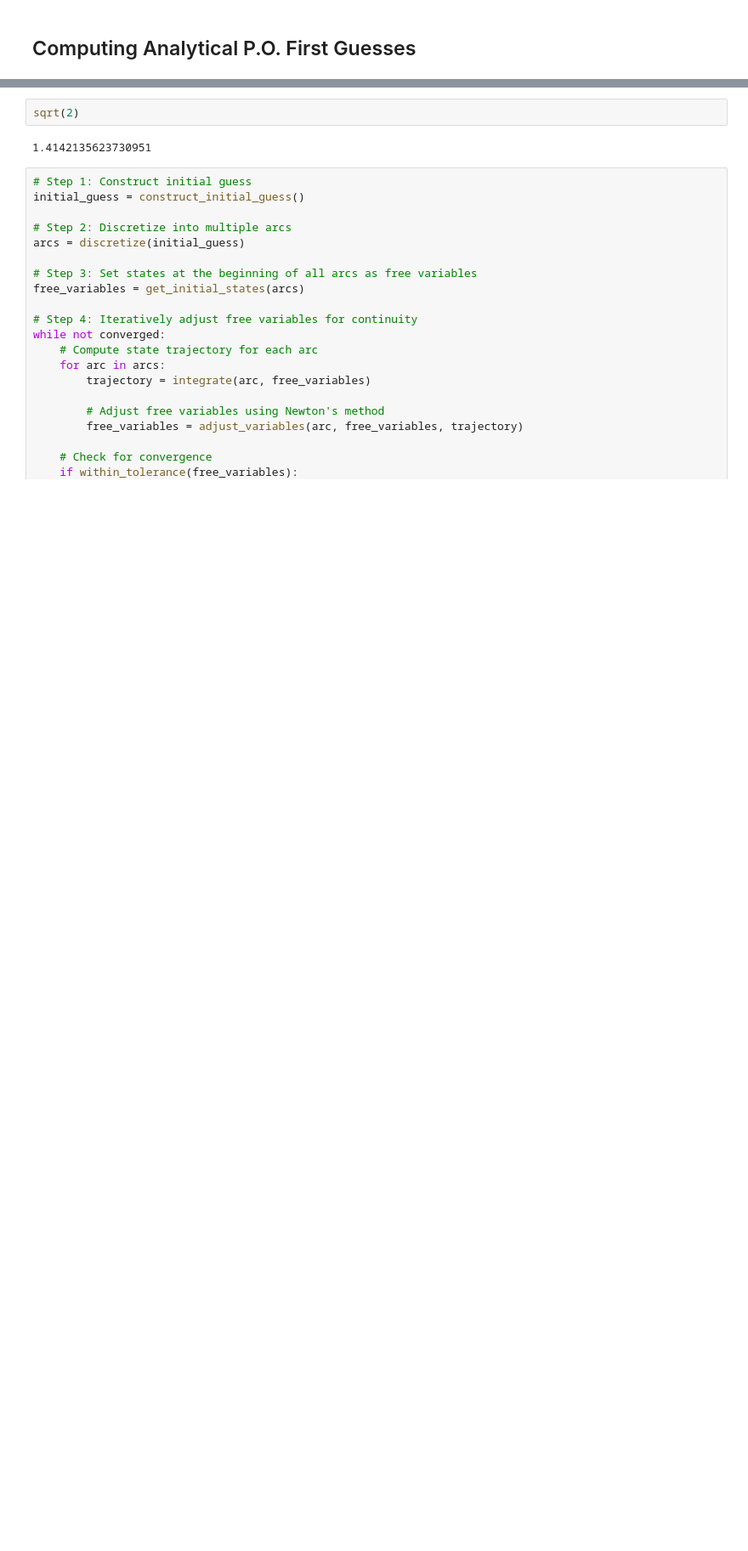
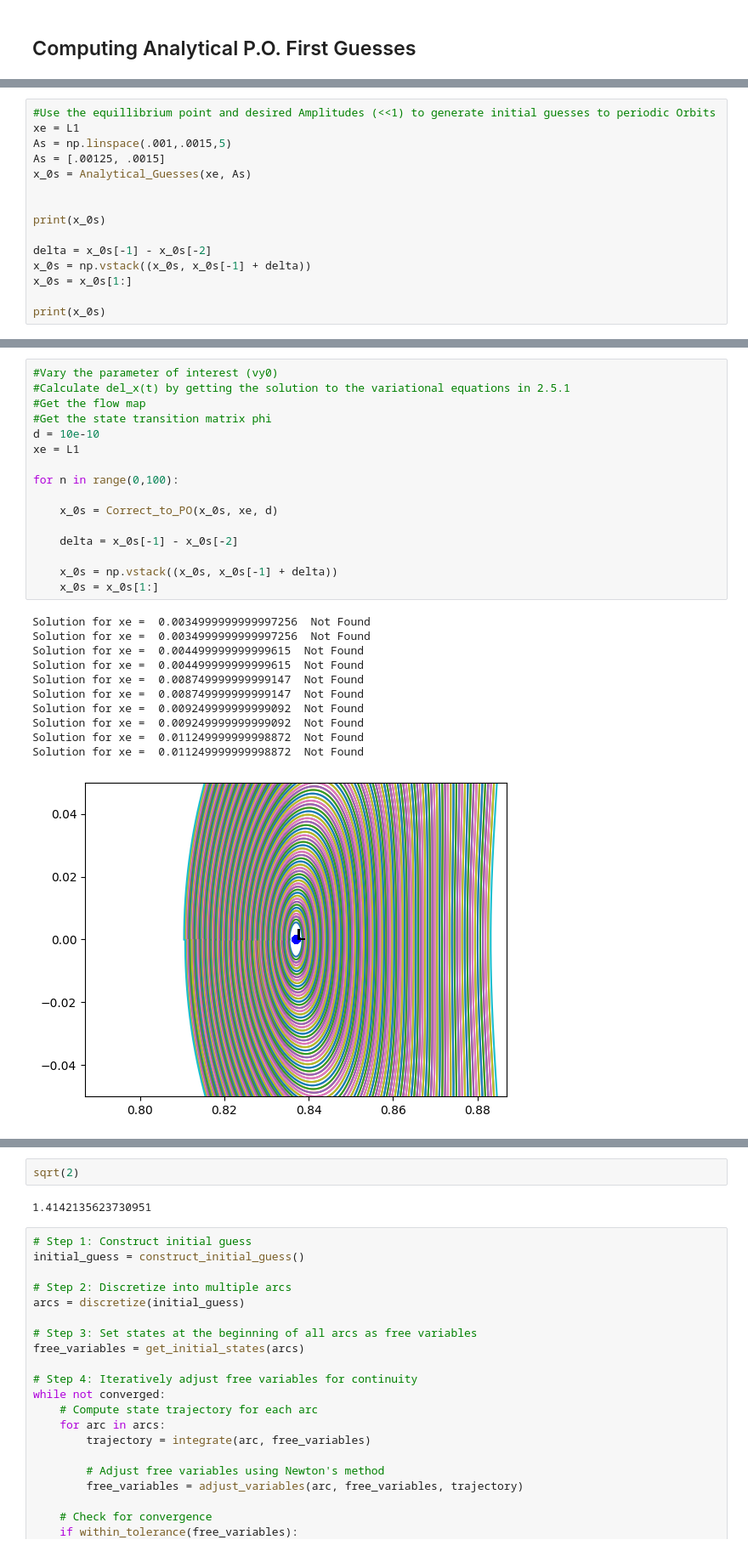
Before and after one commit to Jarrod-Brandt/Motion-Primitive-Orbit-Stitching, a Jupyter notebook: Motion Primitive Orbit Stitching.ipynb, the cells around one changed output, grey strips where cells are left out. Shown at 85% size. Cells and saved outputs as stored; diff of their text form; blank space fills up the shorter version.

```diff
--- a/Motion Primitive Orbit Stitching.ipynb
+++ b/Motion Primitive Orbit Stitching.ipynb
@@ -723,0 +718,15 @@ while vx_1 > d:
+# %%
+#Use the equillibrium point and desired Amplitudes (<<1) to generate initial guesses to periodic Orbits
+xe = L1
+As = np.linspace(.001,.0015,5)
+As = [.00125, .0015]
+x_0s = Analytical_Guesses(xe, As)
+
+
+print(x_0s)
+
+delta = x_0s[-1] - x_0s[-2]
+x_0s = np.vstack((x_0s, x_0s[-1] + delta))
+x_0s = x_0s[1:]
+
+print(x_0s)
@@ -723,0 +740,28 @@ while vx_1 > d:
+# %%
+#Vary the parameter of interest (vy0)
+#Calculate del_x(t) by getting the solution to the variational equations in 2.5.1
+#Get the flow map
+#Get the state transition matrix phi
+d = 10e-10
+xe = L1
+
+for n in range(0,100):
+
+    x_0s = Correct_to_PO(x_0s, xe, d)
+
+    delta = x_0s[-1] - x_0s[-2]
+
+    x_0s = np.vstack((x_0s, x_0s[-1] + delta))
+    x_0s = x_0s[1:]
+# %% [output]
+Solution for xe =  0.0034999999999997256  Not Found
+Solution for xe =  0.0034999999999997256  Not Found
+Solution for xe =  0.004499999999999615  Not Found
+Solution for xe =  0.004499999999999615  Not Found
+Solution for xe =  0.008749999999999147  Not Found
+Solution for xe =  0.008749999999999147  Not Found
+Solution for xe =  0.009249999999999092  Not Found
+Solution for xe =  0.009249999999999092  Not Found
+Solution for xe =  0.011249999999998872  Not Found
+Solution for xe =  0.011249999999998872  Not Found
+[figure, added]
```
Also changed, not shown: parts of 27 cells of this notebook.
